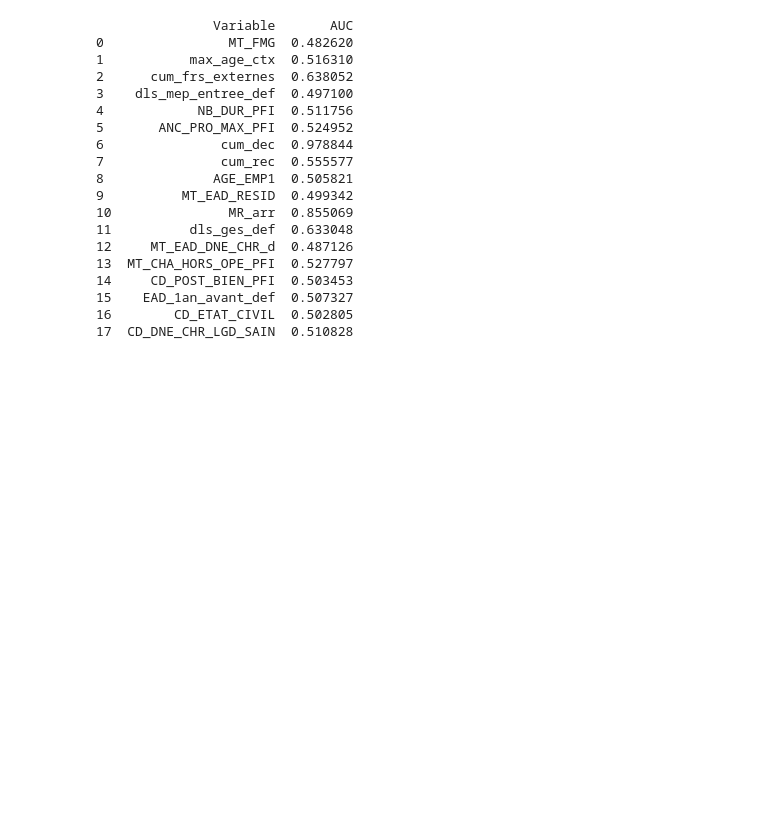
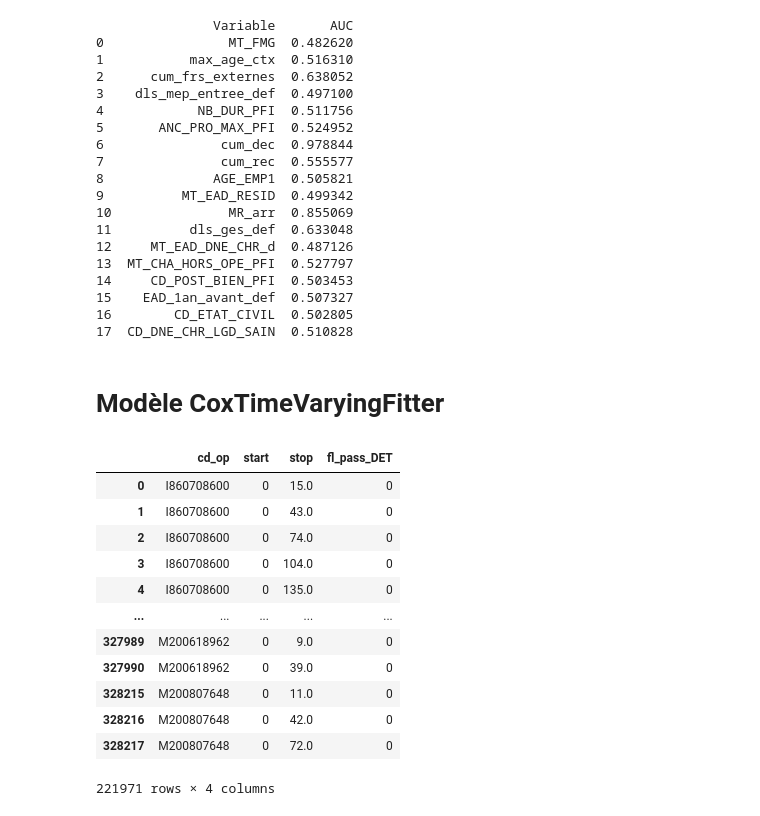
Before and after one commit to samuel-LP/Challenge-Credit-Logement, a Jupyter notebook: Notebooks/Question à poser.ipynb, the cells around one changed output. Saved outputs shown, nothing was run; the diff lists cells and outputs as text; code cells hidden in the pictures; blank space fills up the shorter version.

```diff
--- a/Notebooks/Question à poser.ipynb
+++ b/Notebooks/Question à poser.ipynb
@@ -327,3 +291,5 @@ print(auc_df)
 15    EAD_1an_avant_def  0.507327
 16        CD_ETAT_CIVIL  0.502805
 17  CD_DNE_CHR_LGD_SAIN  0.510828
+# %% [markdown]
+# Modèle CoxTimeVaryingFitter
@@ -329,0 +305,16 @@ print(auc_df)
+# %%
+data[['cd_op','start','stop','fl_pass_DET']]
+# %% [output]
+|  | cd_op | start | stop | fl_pass_DET |
+| 0 | I860708600 | 0 | 15.0 | 0 |
+| 1 | I860708600 | 0 | 43.0 | 0 |
+| 2 | I860708600 | 0 | 74.0 | 0 |
+| 3 | I860708600 | 0 | 104.0 | 0 |
+| 4 | I860708600 | 0 | 135.0 | 0 |
+| ... | ... | ... | ... | ... |
+| 327989 | M200618962 | 0 | 9.0 | 0 |
+| 327990 | M200618962 | 0 | 39.0 | 0 |
+| 328215 | M200807648 | 0 | 11.0 | 0 |
+| 328216 | M200807648 | 0 | 42.0 | 0 |
+| 328217 | M200807648 | 0 | 72.0 | 0 |
+221971 rows × 4 columns
```
Also changed, not shown: parts of 20 cells of this notebook.
